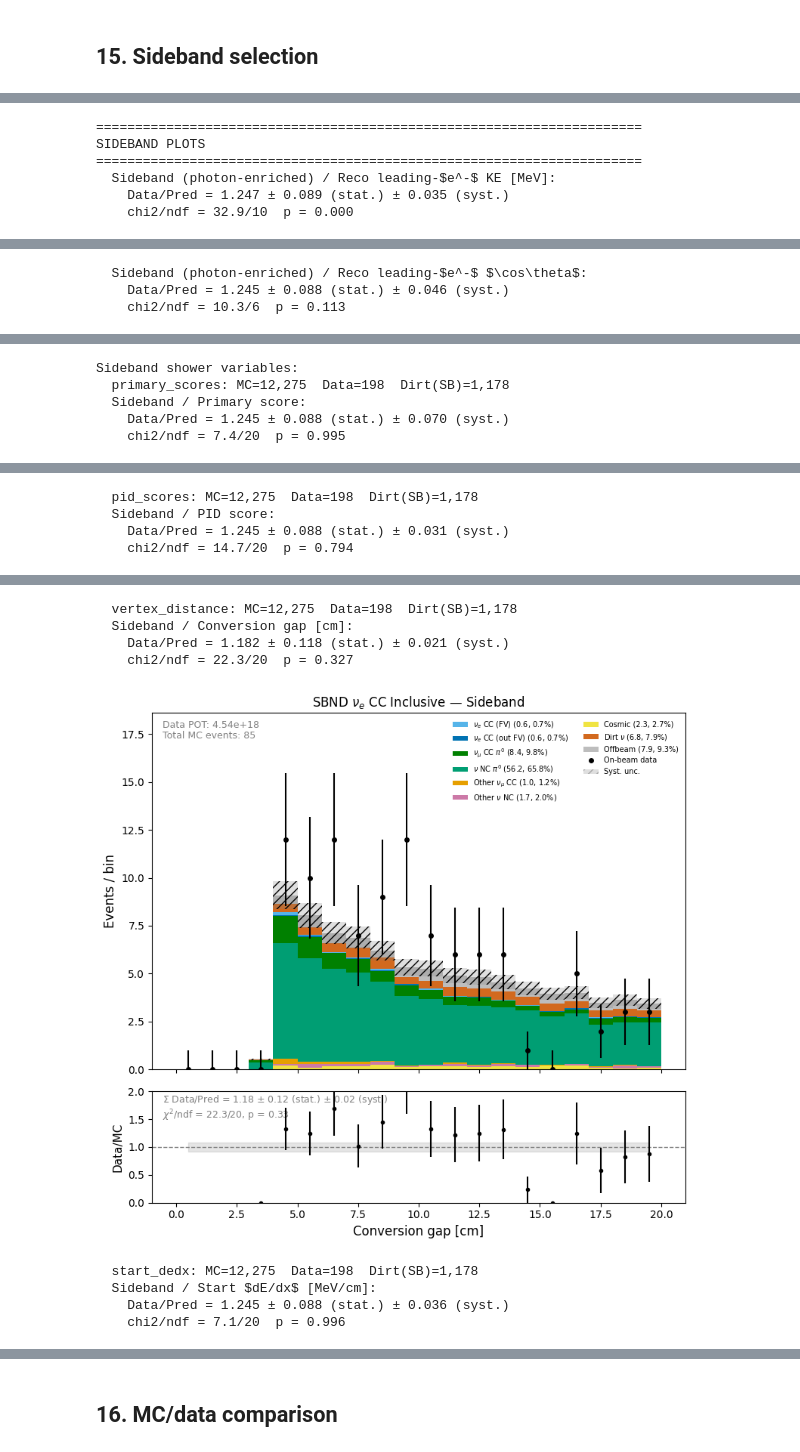
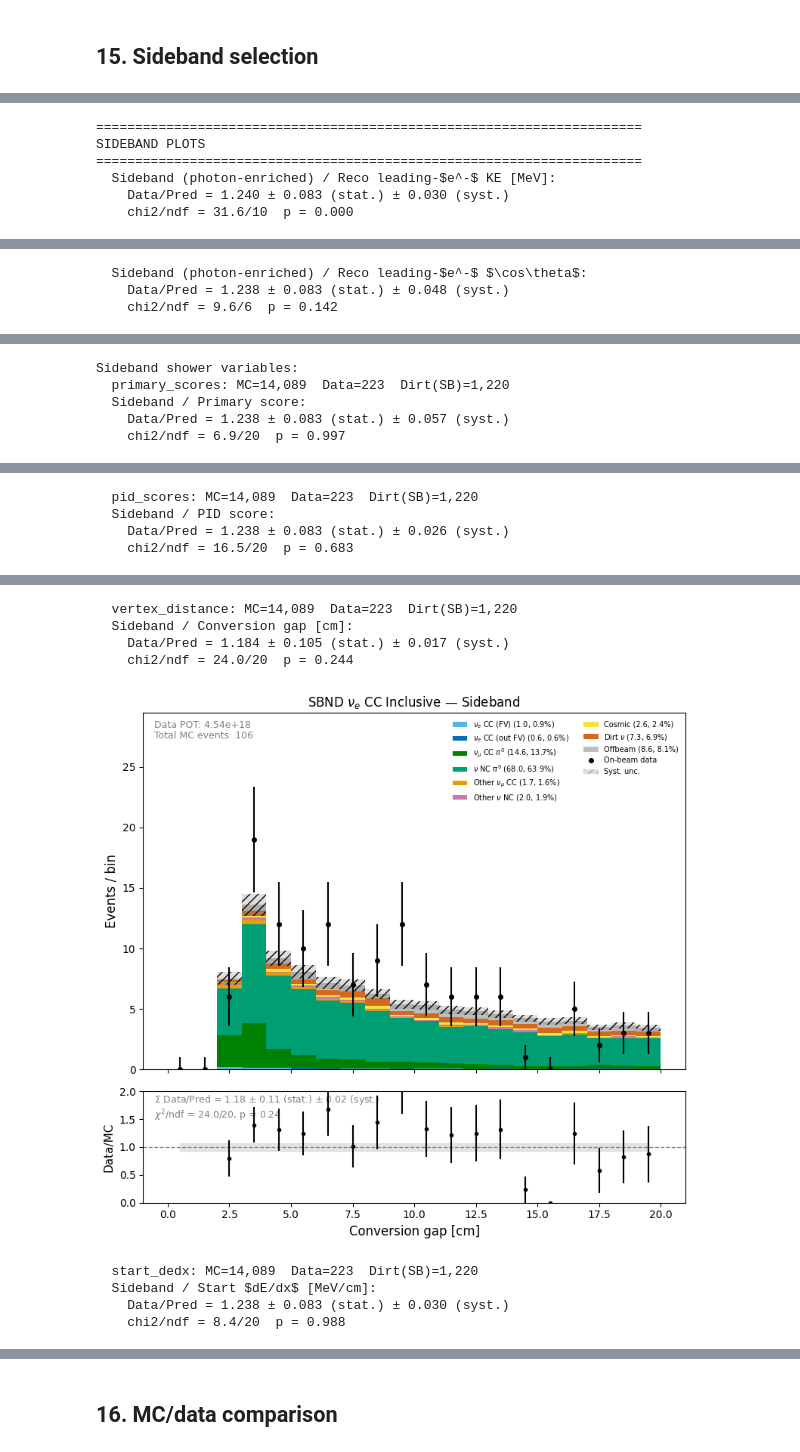
Before and after one commit to castalyfan1012/cafpyana, a Jupyter notebook: analysis_village/nueCC/nue_syst.ipynb, the cells around one changed output, grey strips where cells are left out. Drawn from its saved outputs; the diff is of its cells as text; code cells hidden in the pictures.

```diff
--- a/analysis_village/nueCC/nue_syst.ipynb
+++ b/analysis_village/nueCC/nue_syst.ipynb
@@ -245,8 +245,8 @@ Offbeam:  scale=0.011311
 # %% [markdown]
 ## 4. Binning & Variable Configs
 # %%
-RECO_BINS   = np.linspace(0, 2000, 8)
-TRUE_BINS   = np.linspace(0, 2000, 8)
+RECO_BINS   = np.linspace(0, 3000, 8)
+TRUE_BINS   = np.linspace(0, 3000, 8)
 COS_BINS    = np.linspace(-1, 1, 11)
 
 class VarConfig:
@@ -1655,9 +1664,6 @@ Plots     -> ./plots_syst/
 # %% [markdown]
 ## 14. Data added: Unblind analysis
 # %%
-# CELL A (unblinding setup) — add offbeam FV/topo/final stage indices
-# ══════════════════════════════════════════════════════════════════════════════
-
 import nue_selection as nue_sel
 import os, gc, warnings
 
@@ -1665,7 +1671,6 @@ UNBLIND_DIR  = f'{PLOT_DIR}/unblinding'
 SIDEBAND_DIR = f'{PLOT_DIR}/sideband'
 for d in [UNBLIND_DIR, SIDEBAND_DIR]: os.makedirs(d, exist_ok=True)
 
-# Fractional syst (sig+bkg) from covariance
 def get_total_frac_unc(var_name):
     cv = cv_results[var_name]; covs_var = cov_results[var_name]
     vs = sum(np.diag(_mat(covs_var[s]['cov_ms_ms'])).clip(0) for s in covs_var)
@@ -1686,9 +1691,9 @@ def interp_frac_unc(disp_bins, proxy='reco_ke'):
     return np.interp(c, cov_centers_ke, frac_unc_ke,
                      left=frac_unc_ke[0], right=frac_unc_ke[-1])
 
-from nue_xsec_helpers import make_nuecc_binning2d   # already loaded above
+from nue_xsec_helpers import make_nuecc_binning2d
 XSEC_KE_BINS  = np.unique(np.concatenate(_b2d.diff_momentum_bins_2d))
-XSEC_KE_BINS  = XSEC_KE_BINS[XSEC_KE_BINS <= 2000.0]
+XSEC_KE_BINS  = XSEC_KE_BINS[XSEC_KE_BINS <= 3000.0]
 XSEC_COS_BINS = _b2d.diff_costheta_bins.copy(); XSEC_COS_BINS[-1] = 1.0
 
 from mem_optimizer import load_evtdf_slim
@@ -1707,6 +1712,7 @@ truth_cat_fv    = sel_topo.loc[MC_FV_IDX,    'truth_cat']
 truth_cat_topo  = sel_topo.loc[MC_TOPO_IDX,  'truth_cat']
 truth_cat_final = sel_topo.loc[MC_FINAL_IDX, 'truth_cat']
 
+# UPDATED: single KINE_VARS used by both Cell E and sideband (3000 MeV range)
 KINE_VARS = [
     ('reco_ke',       r'Reco leading-$e^-$ KE [MeV]',     XSEC_KE_BINS,  'reco_ke'),
     ('reco_costheta', r'Reco leading-$e^-$ $\cos\theta$',  XSEC_COS_BINS, 'reco_costheta'),
@@ -1810,5 +1814,7 @@ STAGE 1: Vertex (after FV cut)
 # %%
-# ── Cell C: Multiplicity (FV stage) ──────────────────────────────────────────
+# ══════════════════════════════════════════════════════════════════════════════
+# Cell C — Multiplicity (FV stage)
+# ══════════════════════════════════════════════════════════════════════════════
 print("\n" + "="*70 + "\nSTAGE 2: Multiplicity (after FV cut)\n" + "="*70)
 
 LOWE_MULT = {}
@@ -1824,10 +1830,8 @@ for pt in ['shower','track']:
     LOWE_MULT[pt] = _count_parts(
         lowE_evtdf,
         lowE_cut_flow['fiducial']['inter_index'],
-        lowE_il,
-        pt
+        lowE_il, pt
     ).values
-
 
 bm = np.arange(-0.5, 10.5, 1)
 for pt, xl in [('shower', 'N showers'), ('track', 'N tracks')]:
@@ -2229,10 +2140,9 @@ load_evtdf_slim  mode='reco_min_true'  key='/evt_0'
 # %%
 # ══════════════════════════════════════════════════════════════════════════════
-# CELLS G-H: Sideband plots + chi2 summary
+# Sideband plots — UPDATED: consistent bins, dirt-below-cosmic
 # ══════════════════════════════════════════════════════════════════════════════
 print("\n" + "="*70 + "\nSIDEBAND PLOTS\n" + "="*70)
 
-# ── Kinematic variables ──────────────────────────────────────────────────────
 for vn, xl, bins, proxy in KINE_VARS:
     mc_v = sel_topo.loc[MC_SB_IDX, vn].dropna()
     nh.plot_unblinding_var(
@@ -2245,7 +2155,6 @@ for vn, xl, bins, proxy in KINE_VARS:
         pot_scale_data=pot_scale_to_data,
         data_pot=data_total_pot,
         frac_unc_per_bin=interp_frac_unc(bins, proxy),
-        # ── FIX: use sideband-filtered offbeam and dirt ──
         offbeam_vals=OFFBEAM_SB_RECO.get(vn, np.array([])),
         offbeam_weight=offbeam_scale,
         dirt_vals=LOWE_SB_RECO.get(vn, np.array([])),
@@ -2254,7 +2163,7 @@ for vn, xl, bins, proxy in KINE_VARS:
         filename=f'sideband_{vn}',
         save_subdir='sideband')
 
-# ── Shower quality variables ─────────────────────────────────────────────────
+# Sideband shower variables — no cut lines
 SB_SHOWER = [
     (('primary_scores','I1'), 'Primary score',          np.linspace(0,1,21)),
     (('pid_scores','I1'),     'PID score',               np.linspace(0,1,21)),
@@ -2267,30 +2176,22 @@ for col_key, xl, bins in SB_SHOWER:
     mc_v  = nh._get_leading_electron_var(mc_evtdf_ub,        col_key, MC_SB_IDX,   mc_il)
     dat_v = nh._get_leading_electron_var(data_evtdf_patched,  col_key, DATA_SB_IDX, data_il_ub)
     vn = col_key[0]
-
-    # ── FIX: dirt shower vars from sideband, not topology ──
     dirt_arr = LOWE_SB_SHOWER_VARS.get(vn, np.array([]))
-
     nm = mc_v.notna().sum()
     nd = dat_v.notna().sum()
     nlow = len(dirt_arr)
-
     print(f"  {vn}: MC={nm:,}  Data={nd:,}  Dirt(SB)={nlow:,}")
     if nm == 0:
-        print("    Not found — skipping")
-        continue
-
+        print("    Not found — skipping"); continue
     nh.plot_unblinding_var(
         mc_vals=mc_v,
         data_vals=dat_v.dropna().values if nd > 0 else np.array([]),
         truth_cat=truth_cat_sb,
-        bins=bins,
-        xlabel=xl,
+        bins=bins, xlabel=xl,
         stage_name='Sideband',
         pot_scale_data=pot_scale_to_data,
         data_pot=data_total_pot,
         frac_unc_per_bin=interp_frac_unc(bins),
-        # ── FIX: use sideband-filtered offbeam and dirt ──
         offbeam_vals=OFFBEAM_SB_SHOWER_VARS.get(vn, np.array([])),
         offbeam_weight=offbeam_scale,
         dirt_vals=dirt_arr,
@@ -2303,5 +2204,5 @@ for col_key, xl, bins in SB_SHOWER:
 SIDEBAND PLOTS
 ======================================================================
   Sideband (photon-enriched) / Reco leading-$e^-$ KE [MeV]:
-    Data/Pred = 1.247 ± 0.089 (stat.) ± 0.035 (syst.)
-    chi2/ndf = 32.9/10  p = 0.000
+    Data/Pred = 1.240 ± 0.083 (stat.) ± 0.030 (syst.)
+    chi2/ndf = 31.6/10  p = 0.000
@@ -2309,3 +2210,3 @@ SIDEBAND PLOTS
   Sideband (photon-enriched) / Reco leading-$e^-$ $\cos\theta$:
-    Data/Pred = 1.245 ± 0.088 (stat.) ± 0.046 (syst.)
-    chi2/ndf = 10.3/6  p = 0.113
+    Data/Pred = 1.238 ± 0.083 (stat.) ± 0.048 (syst.)
+    chi2/ndf = 9.6/6  p = 0.142
@@ -2313,5 +2214,5 @@ SIDEBAND PLOTS
 Sideband shower variables:
-  primary_scores: MC=12,275  Data=198  Dirt(SB)=1,178
+  primary_scores: MC=14,089  Data=223  Dirt(SB)=1,220
   Sideband / Primary score:
-    Data/Pred = 1.245 ± 0.088 (stat.) ± 0.070 (syst.)
-    chi2/ndf = 7.4/20  p = 0.995
+    Data/Pred = 1.238 ± 0.083 (stat.) ± 0.057 (syst.)
+    chi2/ndf = 6.9/20  p = 0.997
@@ -2319,4 +2220,4 @@ Sideband shower variables:
-  pid_scores: MC=12,275  Data=198  Dirt(SB)=1,178
+  pid_scores: MC=14,089  Data=223  Dirt(SB)=1,220
   Sideband / PID score:
-    Data/Pred = 1.245 ± 0.088 (stat.) ± 0.031 (syst.)
-    chi2/ndf = 14.7/20  p = 0.794
+    Data/Pred = 1.238 ± 0.083 (stat.) ± 0.026 (syst.)
+    chi2/ndf = 16.5/20  p = 0.683
@@ -2324,9 +2225,9 @@ Sideband shower variables:
-  vertex_distance: MC=12,275  Data=198  Dirt(SB)=1,178
+  vertex_distance: MC=14,089  Data=223  Dirt(SB)=1,220
   Sideband / Conversion gap [cm]:
-    Data/Pred = 1.182 ± 0.118 (stat.) ± 0.021 (syst.)
-    chi2/ndf = 22.3/20  p = 0.327
+    Data/Pred = 1.184 ± 0.105 (stat.) ± 0.017 (syst.)
+    chi2/ndf = 24.0/20  p = 0.244
-[figure, old version]
+[figure, new version]
-  start_dedx: MC=12,275  Data=198  Dirt(SB)=1,178
+  start_dedx: MC=14,089  Data=223  Dirt(SB)=1,220
   Sideband / Start $dE/dx$ [MeV/cm]:
-    Data/Pred = 1.245 ± 0.088 (stat.) ± 0.036 (syst.)
-    chi2/ndf = 7.1/20  p = 0.996
+    Data/Pred = 1.238 ± 0.083 (stat.) ± 0.030 (syst.)
+    chi2/ndf = 8.4/20  p = 0.988
```
Also changed, not shown: parts of 46 cells of this notebook, 21 other files.
